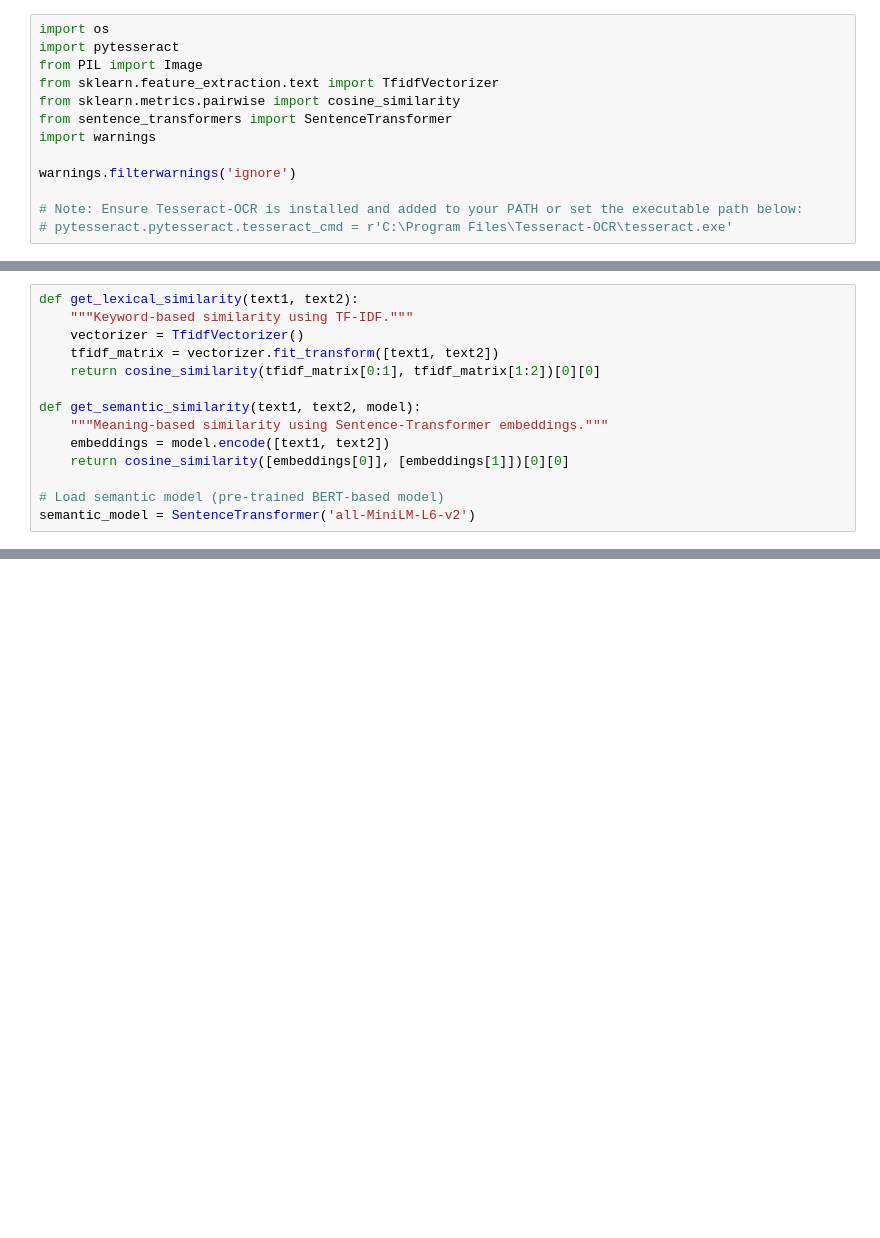
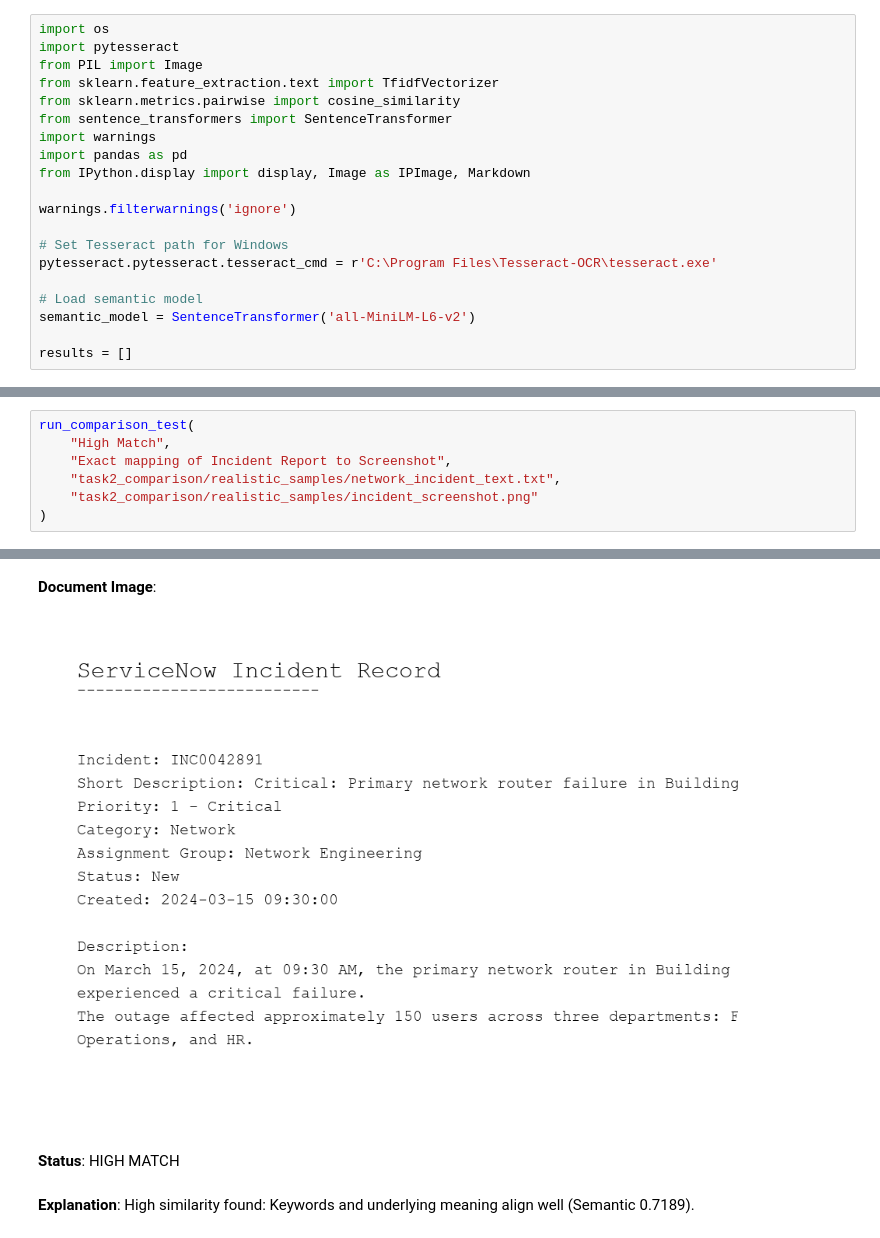
Before and after one commit to hemanthchebiyam/NewRocket_CaseStudy_Hemanth, a Jupyter notebook: task2_document_comparison.ipynb, the cells around one changed output, grey strips where cells are left out. Saved outputs shown, nothing was run; the diff lists cells and outputs as text; blank space fills up the shorter version.

Commit message:
Task 2 with notebook and input data

```diff
--- a/task2_document_comparison.ipynb
+++ b/task2_document_comparison.ipynb
@@ -20,10 +22,17 @@ from sklearn.feature_extraction.text import TfidfVectorizer
 from sklearn.metrics.pairwise import cosine_similarity
 from sentence_transformers import SentenceTransformer
 import warnings
+import pandas as pd
+from IPython.display import display, Image as IPImage, Markdown
 
 warnings.filterwarnings('ignore')
 
-# Note: Ensure Tesseract-OCR is installed and added to your PATH or set the executable path below:
-# pytesseract.pytesseract.tesseract_cmd = r'C:\Program Files\Tesseract-OCR\tesseract.exe'
+# Set Tesseract path for Windows
+pytesseract.pytesseract.tesseract_cmd = r'C:\Program Files\Tesseract-OCR\tesseract.exe'
+
+# Load semantic model
+semantic_model = SentenceTransformer('all-MiniLM-L6-v2')
+
+results = []
 # %% [markdown]
 ## 2. Defining Similarity Functions
@@ -32,14 +38,0 @@ We define two functions to measure different aspects of document similarity.
-# %%
-def get_lexical_similarity(text1, text2):
-    """Keyword-based similarity using TF-IDF."""
-    vectorizer = TfidfVectorizer()
-    tfidf_matrix = vectorizer.fit_transform([text1, text2])
-    return cosine_similarity(tfidf_matrix[0:1], tfidf_matrix[1:2])[0][0]
-
-def get_semantic_similarity(text1, text2, model):
-    """Meaning-based similarity using Sentence-Transformer embeddings."""
-    embeddings = model.encode([text1, text2])
-    return cosine_similarity([embeddings[0]], [embeddings[1]])[0][0]
-
-# Load semantic model (pre-trained BERT-based model)
-semantic_model = SentenceTransformer('all-MiniLM-L6-v2')
@@ -87,0 +104,8 @@ def compare_documents(text_doc_path, image_doc_path):
+# %%
+run_comparison_test(
+    "High Match",
+    "Exact mapping of Incident Report to Screenshot",
+    "task2_comparison/realistic_samples/network_incident_text.txt",
+    "task2_comparison/realistic_samples/incident_screenshot.png"
+)
+# %% [output]
@@ -87,0 +132,4 @@ def compare_documents(text_doc_path, image_doc_path):
+**Document Image**:
+[figure, added]
+**Status**: HIGH MATCH
+**Explanation**: High similarity found: Keywords and underlying meaning align well (Semantic 0.7189).
```
Also changed, not shown: parts of 22 cells of this notebook, 11 other files.
